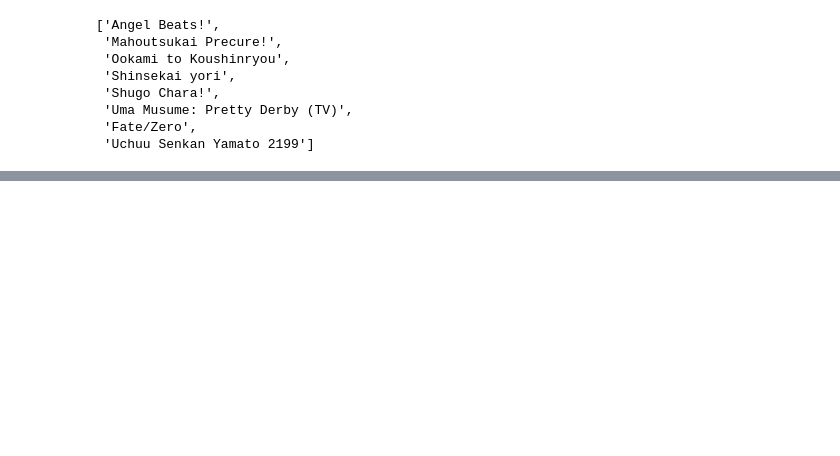
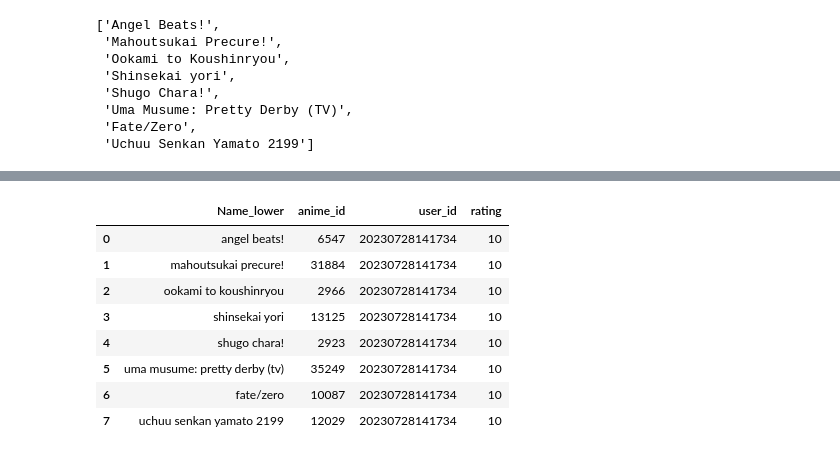
Before and after one commit to baibai25/llm_anime_recommendation, a Jupyter notebook: notebook/langchain.ipynb, the cells around one changed output, grey strips where cells are left out. Drawn from its saved outputs; the diff is of its cells as text; code cells hidden in the pictures; blank space fills up the shorter version.

```diff
--- a/notebook/langchain.ipynb
+++ b/notebook/langchain.ipynb
@@ -182,2 +144,6 @@ rated_anime_ids
+# %%
+rated_anime_df = pd.DataFrame(rated_anime)
+rated_anime_df.rename(columns={0: "Name_lower"}, inplace=True)
 # %%
-anime_list = pd.read_csv("../data/index_data.csv")
+anime_list = pd.read_csv("../data/anime_list.csv")
+anime_list["Name_lower"] = anime_list["Name"].str.lower()
@@ -201,3 +150,11 @@ with open("../data/model.pkl", "rb") as f:
+# %%
+rated_anime_df = pd.merge(
+    rated_anime_df,
+    anime_list[["anime_id", "Name_lower"]],
+    on="Name_lower",
+    how="left",
+)
+rated_anime_ids = rated_anime_df["anime_id"]
 # %%
 def create_user_uid():
     now = datetime.datetime.now()
@@ -219,0 +167,15 @@ metric = metrics.MAE() + metrics.RMSE()
+# %%
+rated_anime_df["user_id"] = user_id
+rated_anime_df["rating"] = 10
+# %%
+rated_anime_df
+# %% [output]
+|  | Name_lower | anime_id | user_id | rating |
+| 0 | angel beats! | 6547 | 20230728141734 | 10 |
+| 1 | mahoutsukai precure! | 31884 | 20230728141734 | 10 |
+| 2 | ookami to koushinryou | 2966 | 20230728141734 | 10 |
+| 3 | shinsekai yori | 13125 | 20230728141734 | 10 |
+| 4 | shugo chara! | 2923 | 20230728141734 | 10 |
+| 5 | uma musume: pretty derby (tv) | 35249 | 20230728141734 | 10 |
+| 6 | fate/zero | 10087 | 20230728141734 | 10 |
+| 7 | uchuu senkan yamato 2199 | 12029 | 20230728141734 | 10 |
```
Also changed, not shown: parts of 51 cells of this notebook, 4 other files.
